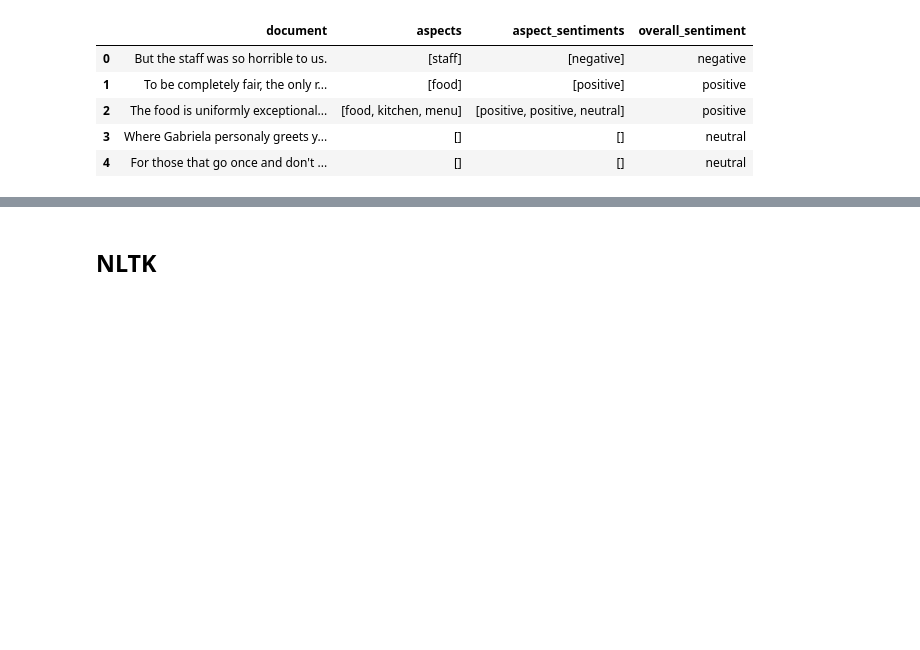
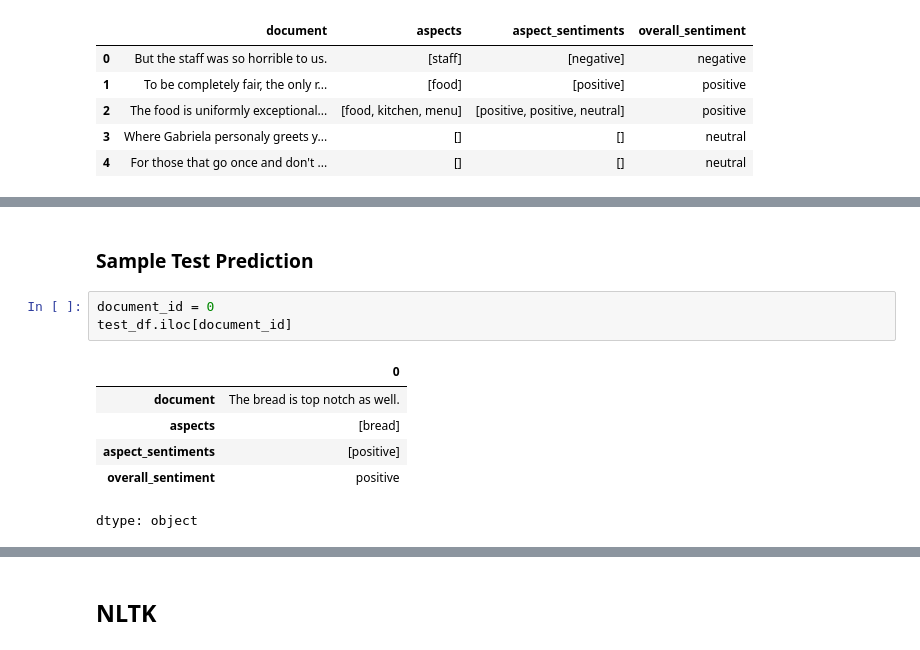
Before and after one commit to tabaraei/aspect-based-sentiment-analysis, a Jupyter notebook: ABSA.ipynb, the cells around one changed output, grey strips where cells are left out. Drawn from its saved outputs; the diff is of its cells as text; blank space fills up the shorter version.

```diff
--- a/ABSA.ipynb
+++ b/ABSA.ipynb
@@ -72,0 +133,12 @@ Train size: (3041, 4), Test size: (800, 4)
+# %% [markdown]
+### Sample Test Prediction
+# %%
+document_id = 0
+test_df.iloc[document_id]
+# %% [output]
+|  | 0 |
+| document | The bread is top notch as well. |
+| aspects | [bread] |
+| aspect_sentiments | [positive] |
+| overall_sentiment | positive |
+dtype: object
```
Also changed, not shown: parts of 34 cells of this notebook.
